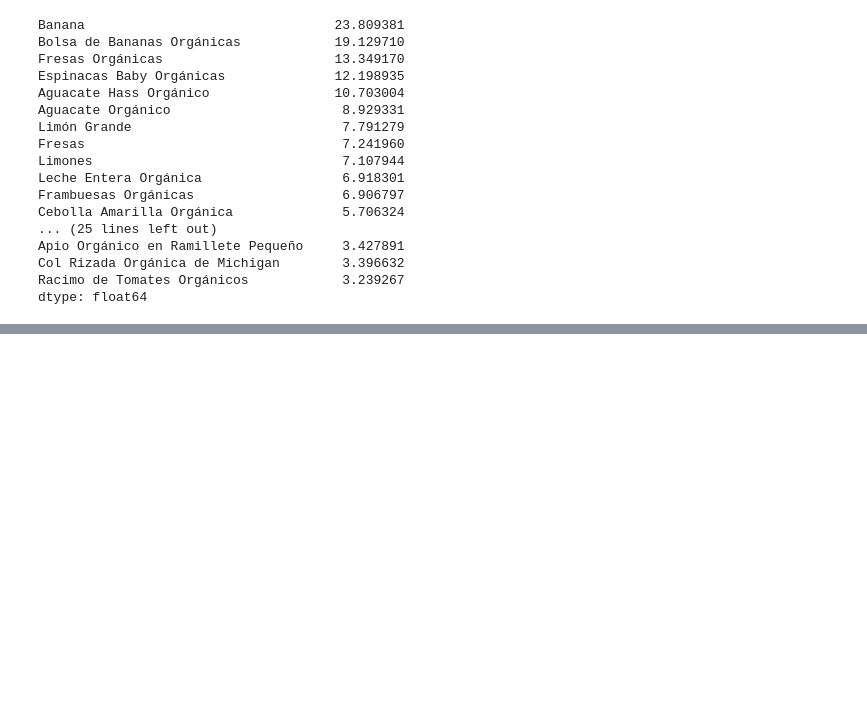
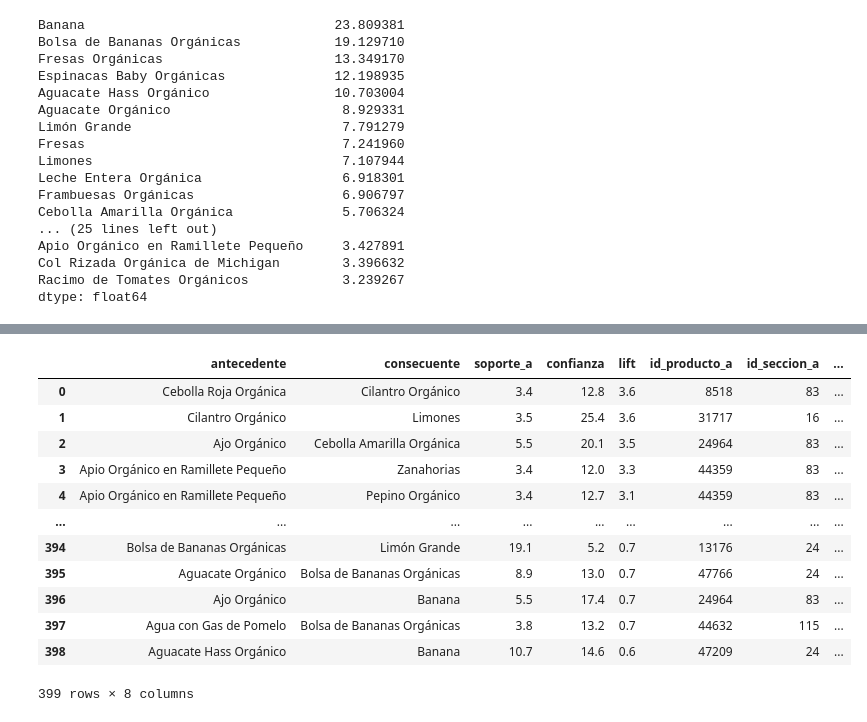
Before and after one commit to SaitoM17/data_analysis_experiencia, a Jupyter notebook: notebooks/TPE_MarkerBasketAnalysis.ipynb, the cells around one changed output, grey strips where cells are left out. Cells and saved outputs as stored; diff of their text form; code cells hidden in the pictures; blank space fills up the shorter version.

```diff
--- a/notebooks/TPE_MarkerBasketAnalysis.ipynb
+++ b/notebooks/TPE_MarkerBasketAnalysis.ipynb
@@ -167,3 +167,31 @@ def lift(antecedente, consecuente):
 from itertools import combinations
 
 # Definir un umbral para la confianza mínima
+umbral_confianza = 0.05
+asociaciones = []
+
+# Generar combinaciones de productos y calcular confianza y lift
+for antecedente, consecuente in combinations(df_transcciones.columns, 2):
+
+    # Soporte del antecedente
+    soporte_a = df_transcciones[antecedente].mean()
+
+    # Calcular confianza
+    conf = confianza(antecedente, consecuente)
+    if conf > umbral_confianza:
+        asociaciones.append({
+            'antecedente': antecedente,
+            'consecuente': consecuente,
+            'soporte_a': round(soporte_a * 100,1),
+            'confianza': round(conf * 100,1),
+            'lift': round(lift(antecedente, consecuente),1)
+        })
+
+
+# Convertir las asociaciones en un DataFrame
+df_asociaciones = pd.DataFrame(asociaciones)
+
+# Ordenar las asociaciones por confianza de mayor a menor
+df_asociaciones.sort_values(by='lift', ascending=False, inplace=True)
+
+df_asociaciones
@@ -169,0 +212,5 @@ from itertools import combinations
+# %%
+# Crear una tabla con los productos únicos y las columnas correspondientes
+productos_unicos = df_sano_fresco[['id_producto', 'id_seccion', 'id_departamento', 'nombre_producto']].drop_duplicates()
+
+productos_unicos
@@ -169,0 +235,18 @@ from itertools import combinations
+# %%
+df_asociaciones_enriquecido = df_asociaciones.merge(productos_unicos, left_on='antecedente', right_on='nombre_producto', how='left').drop(columns=['nombre_producto'])
+df_asociaciones_enriquecido.columns = ['antecedente', 'consecuente', 'soporte_a', 'confianza', 'lift', 'id_producto_a', 'id_seccion_a', 'id_departamento_a']
+df_asociaciones_enriquecido
+# %% [output]
+|  | antecedente | consecuente | soporte_a | confianza | lift | id_producto_a | id_seccion_a | ... |
+| 0 | Cebolla Roja Orgánica | Cilantro Orgánico | 3.4 | 12.8 | 3.6 | 8518 | 83 | ... |
+| 1 | Cilantro Orgánico | Limones | 3.5 | 25.4 | 3.6 | 31717 | 16 | ... |
+| 2 | Ajo Orgánico | Cebolla Amarilla Orgánica | 5.5 | 20.1 | 3.5 | 24964 | 83 | ... |
+| 3 | Apio Orgánico en Ramillete Pequeño | Zanahorias | 3.4 | 12.0 | 3.3 | 44359 | 83 | ... |
+| 4 | Apio Orgánico en Ramillete Pequeño | Pepino Orgánico | 3.4 | 12.7 | 3.1 | 44359 | 83 | ... |
+| ... | ... | ... | ... | ... | ... | ... | ... | ... |
+| 394 | Bolsa de Bananas Orgánicas | Limón Grande | 19.1 | 5.2 | 0.7 | 13176 | 24 | ... |
+| 395 | Aguacate Orgánico | Bolsa de Bananas Orgánicas | 8.9 | 13.0 | 0.7 | 47766 | 24 | ... |
+| 396 | Ajo Orgánico | Banana | 5.5 | 17.4 | 0.7 | 24964 | 83 | ... |
+| 397 | Agua con Gas de Pomelo | Bolsa de Bananas Orgánicas | 3.8 | 13.2 | 0.7 | 44632 | 115 | ... |
+| 398 | Aguacate Hass Orgánico | Banana | 10.7 | 14.6 | 0.6 | 47209 | 24 | ... |
+399 rows × 8 columns
```
Also changed, not shown: parts of 3 cells of this notebook.
